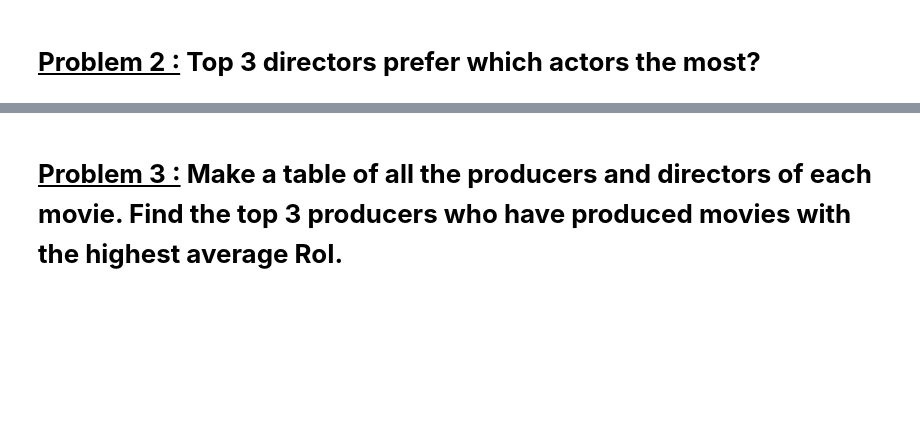
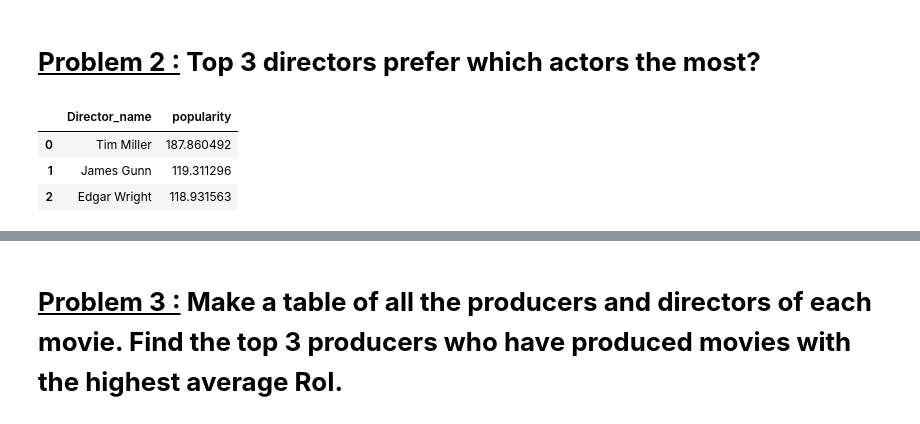
Before and after one commit to Laxmi884/Data_Science_Python_Ass, a Jupyter notebook: Copy_of_Assignment_Data_Wrangling.ipynb, the cells around one changed output, grey strips where cells are left out. Cells and saved outputs as stored; diff of their text form; code cells hidden in the pictures; blank space fills up the shorter version.

```diff
--- a/Copy_of_Assignment_Data_Wrangling.ipynb
+++ b/Copy_of_Assignment_Data_Wrangling.ipynb
@@ -63,0 +62,23 @@ grouped_ct.loc[(grouped_ct.new_cast=='Robert De Niro') | (grouped_ct.new_cast=='
+# %%
+# Your code here
+def find(li):
+  it = 0
+  if type(li)!=float:
+    li = ast.literal_eval(li)
+    while True:
+      if li[it]['job']!='Director':
+        it+=1
+      else:
+        return li[it]['name']
+
+
+
+
+df['Director_name'] =df.apply(lambda x: find(x['crew']),axis=1)
+gp_dit = df.groupby('Director_name')['popularity'].mean().sort_values(ascending=False).reset_index()
+gp_dit.head(3)
+# %% [output]
+|  | Director_name | popularity |
+| 0 | Tim Miller | 187.860492 |
+| 1 | James Gunn | 119.311296 |
+| 2 | Edgar Wright | 118.931563 |
```
Also changed, not shown: parts of 8 cells of this notebook.
